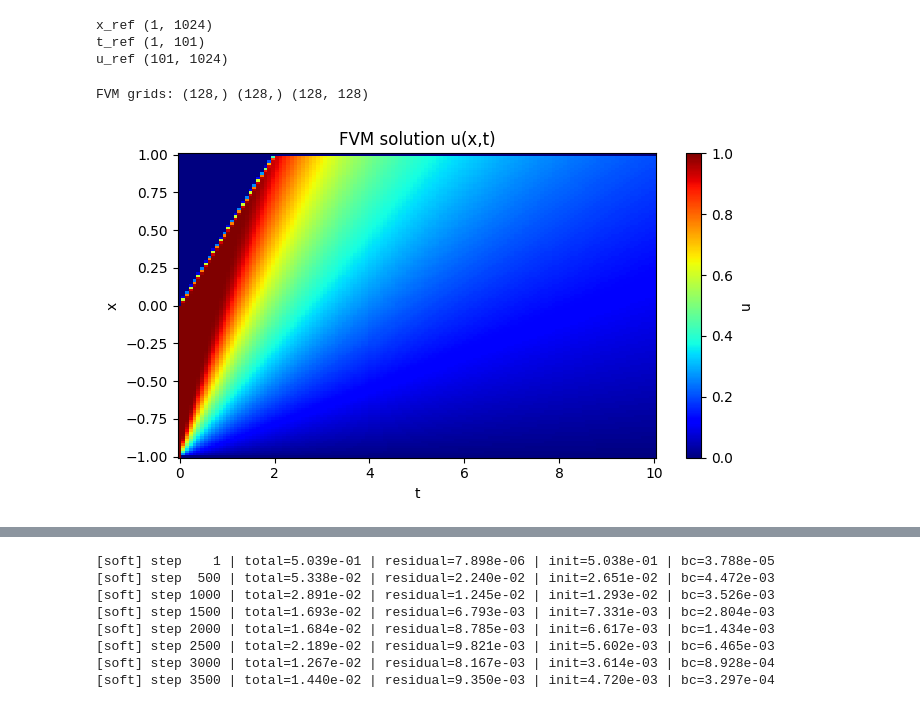
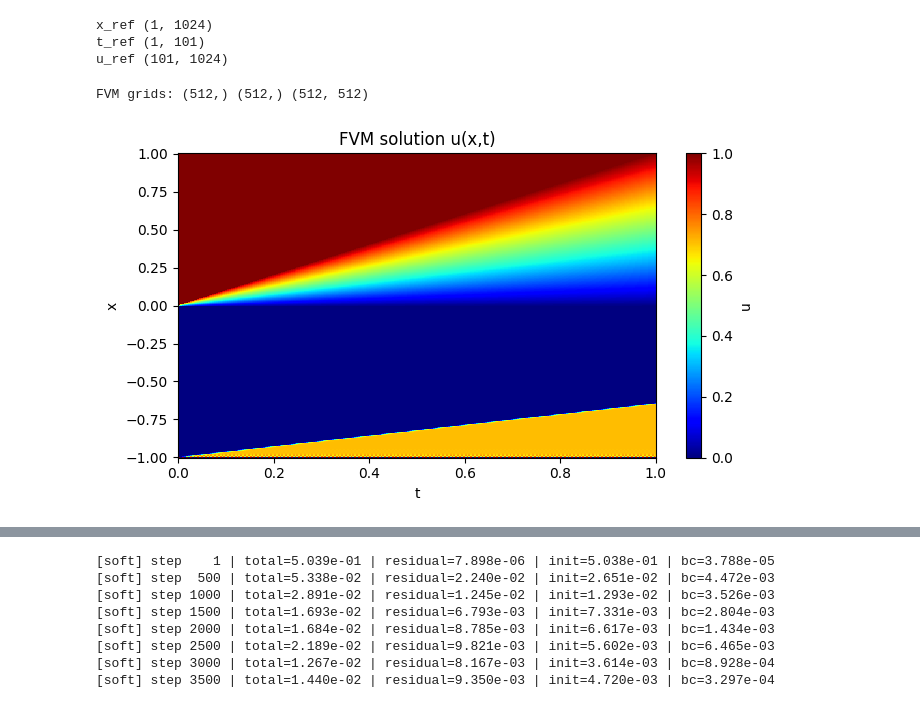
Before and after one commit to D-2n/DL-for-HPDE, a Jupyter notebook: jupyter notebooks/Burgers' Hyperbolic/burgers_pinn_hyperbolic.ipynb, the cells around one changed output, grey strips where cells are left out. Saved outputs shown, nothing was run; the diff lists cells and outputs as text; code cells hidden in the pictures.

```diff
--- a/jupyter notebooks/Burgers' Hyperbolic/burgers_pinn_hyperbolic.ipynb
+++ b/jupyter notebooks/Burgers' Hyperbolic/burgers_pinn_hyperbolic.ipynb
@@ -108,7 +108,7 @@ def solve_burgers_fvm(nx=256, nt_out=101, x_min=-1.0, x_max=1.0, t_max=4.0,
     dx = x[1] - x[0] # spacing delta x
 
     # Initial condition consistent with the classic Burgers setup
-    u = np.where(x > 0.0, 0.0, 1.0) #dirichet IC ??? basically need this to cause the shock
+    u = np.where(x < 0.0, 0.0, 1.0) #dirichet IC ??? basically need this to cause the shock
     #u[0] = 10.0
     #u[-1] = 0.0
 
@@ -158,38 +158,40 @@ def solve_burgers_fvm(nx=256, nt_out=101, x_min=-1.0, x_max=1.0, t_max=4.0,
         else:
             u_new[1:-1] = (
                 u[1:-1]
                 - (dt / dx) * (fhat[1:] - fhat[:-1]) # standard update as discussed
             )
-        u_new[0] = 0.0 #there is probably a better cond, we discussed thsi to be 0 flow
-        u_new[-1] = 0.0
+            # For these, try the Ghost Cell approach
+        u_new[0] = u[-1] #there is probably a better cond, we discussed thsi to be 0 flow #
+        u_new[-1] = u[0]
+        #u_new[-1] = 0.0
         #step
         u = u_new
         t += dt
         # for nice consistent graphs
         while k < nt_out and t >= t_out[k] - 1e-12:
             u_hist[k] = u
             k += 1
 
     if noise_std > 0.0:
         u_hist = u_hist + noise_std * rng.standard_normal(u_hist.shape)
 
     return x, t_out, u_hist
 
 
-x_fvm, t_fvm, u_fvm = solve_burgers_fvm(nx=128, nt_out=128, noise_std=0.0, nu = 0, t_max = 10.0)
+x_fvm, t_fvm, u_fvm = solve_burgers_fvm(nx=512, nt_out=512, noise_std=0.0, nu = 0, t_max = 1.0, cfl = 0.1)
 print('FVM grids:', x_fvm.shape, t_fvm.shape, u_fvm.shape)
 
 plt.figure(figsize=(7, 4))
 plt.pcolormesh(t_fvm, x_fvm, u_fvm.T, shading='auto', cmap='jet')
 plt.xlabel('t')
 plt.ylabel('x')
 plt.title('FVM solution u(x,t)')
 plt.colorbar(label='u')
 plt.tight_layout()
 plt.show()
 # %% [output]
-FVM grids: (128,) (128,) (128, 128)
+FVM grids: (512,) (512,) (512, 512)
-[figure, old version]
+[figure, new version]
 # %%
 import scipy.io as sio
 import numpy as np
```
Also changed, not shown: parts of 1 cell of this notebook, 33 other files.
